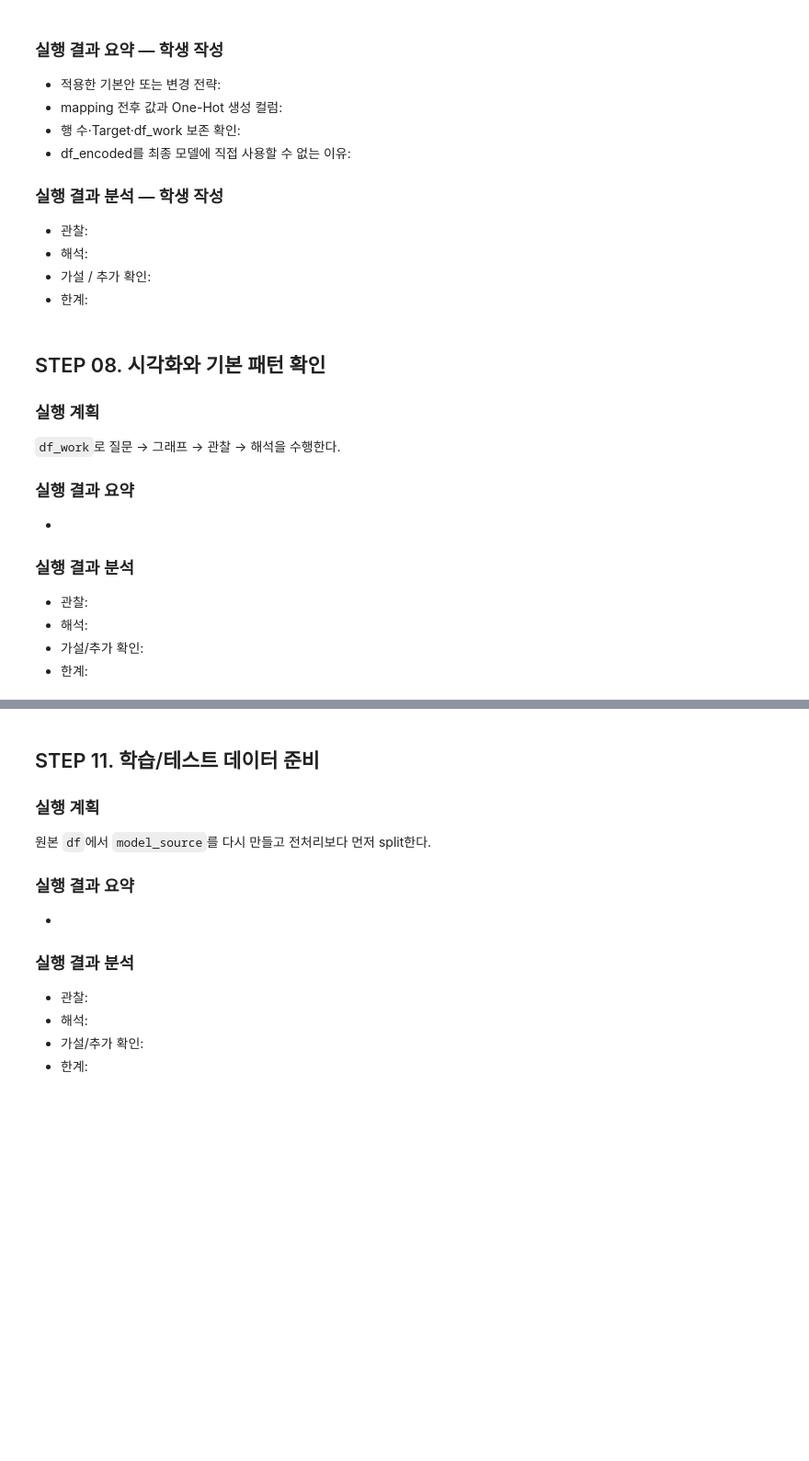
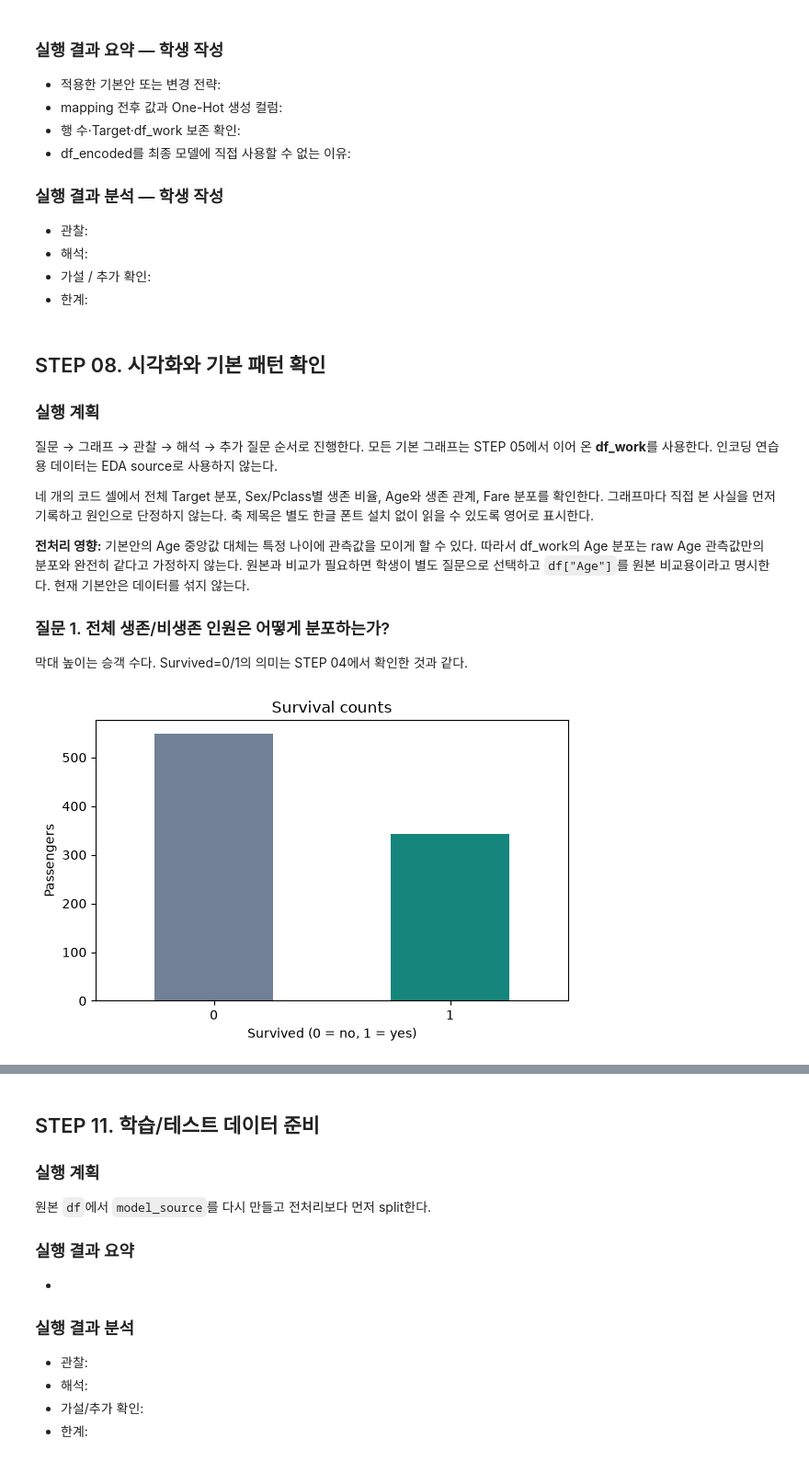
Before and after one commit to GilbertMoon/llm-data-analysis-course, a Jupyter notebook: notebooks/titanic_ai_analysis.ipynb, the cells around one changed output, grey strips where cells are left out. Shown at 92% size. Saved outputs shown, nothing was run; the diff lists cells and outputs as text; code cells hidden in the pictures; blank space fills up the shorter version.

Commit message:
feat: implement Titanic steps 08-10

```diff
--- a/notebooks/titanic_ai_analysis.ipynb
+++ b/notebooks/titanic_ai_analysis.ipynb
@@ -670,16 +670,24 @@ Separate objects: True
 ## STEP 08. 시각화와 기본 패턴 확인
 
 ### 실행 계획
-`df_work`로 질문 → 그래프 → 관찰 → 해석을 수행한다.
+질문 → 그래프 → 관찰 → 해석 → 추가 질문 순서로 진행한다. 모든 기본 그래프는 STEP 05에서 이어 온 **df_work**를 사용한다. 인코딩 연습용 데이터는 EDA source로 사용하지 않는다.
 
-### 실행 결과 요약
--
+네 개의 코드 셀에서 전체 Target 분포, Sex/Pclass별 생존 비율, Age와 생존 관계, Fare 분포를 확인한다. 그래프마다 직접 본 사실을 먼저 기록하고 원인으로 단정하지 않는다. 축 제목은 별도 한글 폰트 설치 없이 읽을 수 있도록 영어로 표시한다.
 
-### 실행 결과 분석
-- 관찰:
-- 해석:
-- 가설/추가 확인:
-- 한계:
+**전처리 영향:** 기본안의 Age 중앙값 대체는 특정 나이에 관측값을 모이게 할 수 있다. 따라서 df_work의 Age 분포는 raw Age 관측값만의 분포와 완전히 같다고 가정하지 않는다. 원본과 비교가 필요하면 학생이 별도 질문으로 선택하고 `df["Age"]`를 원본 비교용이라고 명시한다. 현재 기본안은 데이터를 섞지 않는다.
+
+### 질문 1. 전체 생존/비생존 인원은 어떻게 분포하는가?
+막대 높이는 승객 수다. Survived=0/1의 의미는 STEP 04에서 확인한 것과 같다.
 # %%
-# STEP 08
-# 상세 실습 가이드를 확인한 뒤, 이 STEP에 필요한 최소 코드만 작성하세요.
+import matplotlib.pyplot as plt
+
+fig, ax = plt.subplots(figsize=(6, 4))
+df_work["Survived"].value_counts().sort_index().plot.bar(
+    ax=ax, color=["#718096", "#16857b"], rot=0,
+)
+ax.set(title="Survival counts", xlabel="Survived (0 = no, 1 = yes)", ylabel="Passengers")
+fig.tight_layout()
+plt.show()
+plt.close(fig)
+# %% [output]
+[figure, added]
```
Also changed, not shown: parts of 26 cells of this notebook, 1 other file.
